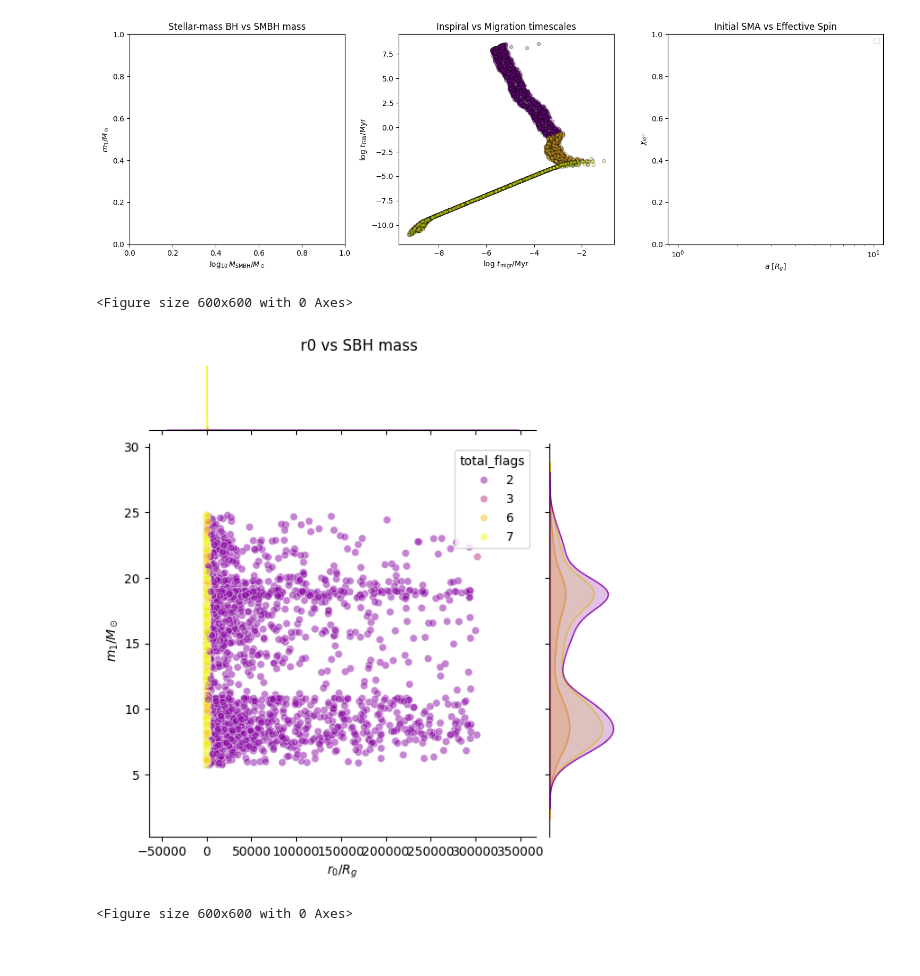
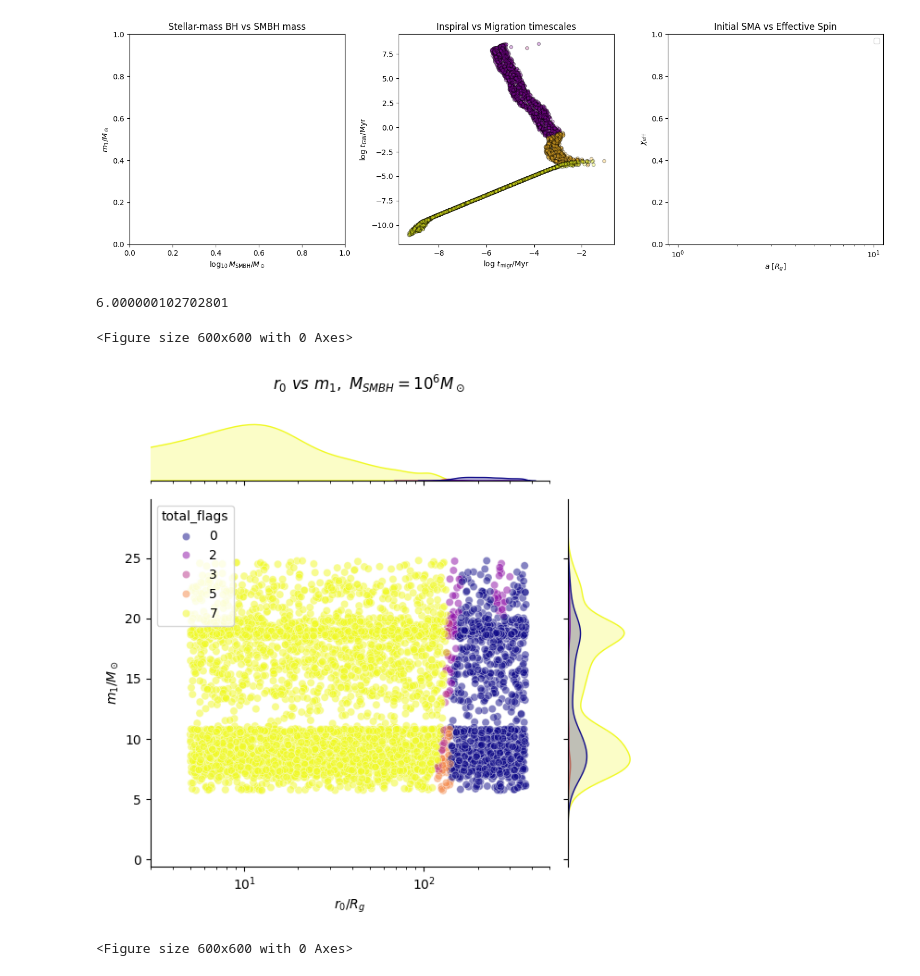
Before and after one commit to jt-stevenson/EMRIs_test, a Jupyter notebook: EMRIs_plots.ipynb, the cells around one changed output. Cells and saved outputs as stored; diff of their text form; code cells hidden in the pictures.

```diff
--- a/EMRIs_plots.ipynb
+++ b/EMRIs_plots.ipynb
@@ -11,5 +16,5 @@ import pagn.constants as ct
 # %%
-c=663176
+c=693163
 
 dir=f'EMRIs_Jupiter_2/c_{c}/SG/alpha_0.01/'
 
@@ -213,7 +356,7 @@ def plot_with_marginals(fig, data, x, y, is_emri, xlabel, ylabel, title, logx=Fa
         alpha=0.5
     )
 
-    g.figure.suptitle(title, y=1.02)
+    g.figure.suptitle(title, y=1.00)
     g.set_axis_labels(xlabel, ylabel)
 
     if logx:
@@ -225,24 +368,30 @@ def plot_with_marginals(fig, data, x, y, is_emri, xlabel, ylabel, title, logx=Fa
 # %%
 fig = plt.figure(figsize=(6, 6))
 
+power=np.log10(Mbh)
+print(power)
 
 # Plot 1: m1 vs logMBH
 plot_with_marginals(
     fig, data,
     x="r0/Rg",
     y="m1/Msun",
     is_emri="total_flags",
     xlabel=r'$r_{\rm 0} / R_g$',
     ylabel=r'$m_1 / M_\odot$',
-    title='r0 vs SBH mass'
+    title='$r_0~vs~m_1,~M_{SMBH}=$'f'$10^{power:.0f}$'r'$M_\odot$',
+    logx=True
 )
 
-fig.tight_layout()
+plt.xlim(3, 5e2)
+plt.tight_layout()
+
 plt.savefig(f'{dir}/r0_{N}_SBH_{Mbh:.1e}.pdf')
 plt.show()
 # %% [output]
-<Figure size 600x600 with 0 Axes>
+6.000000102702801
+<Figure size 600x600 with 0 Axes>
-[figure, old version]
+[figure, new version]
 # %%
 fig = plt.figure(figsize=(6, 6))
 
```
Also changed, not shown: parts of 17 cells of this notebook, 5 other files.
